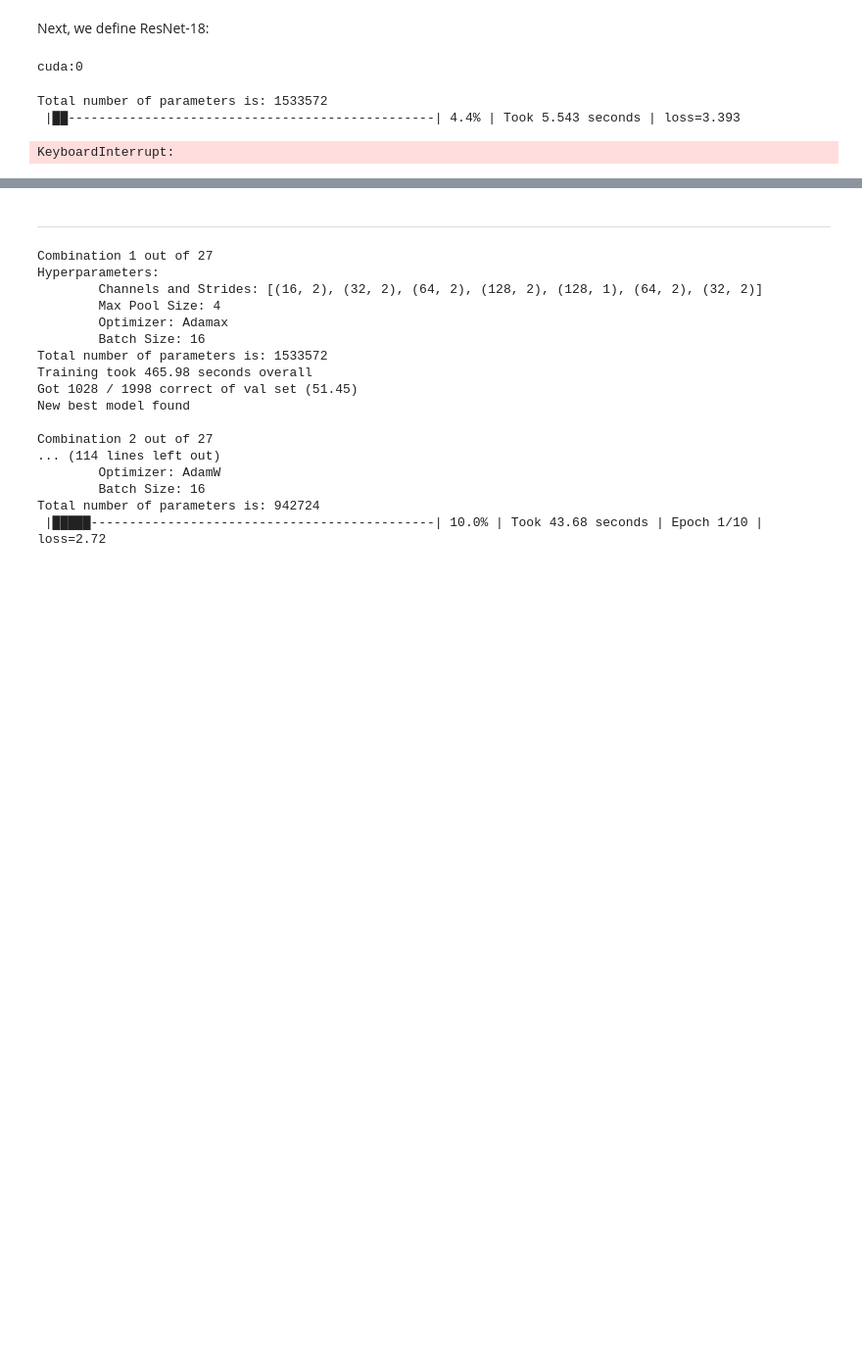
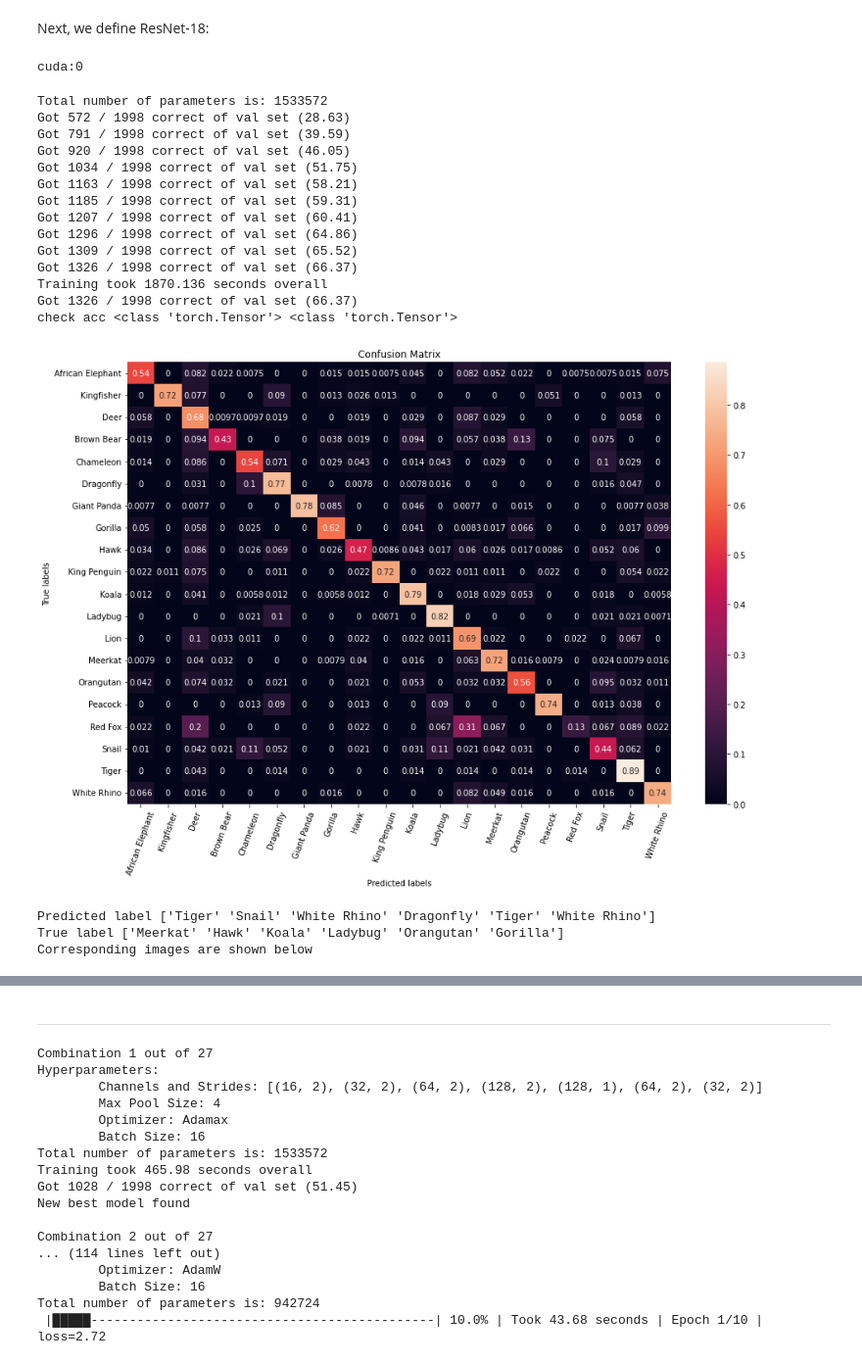
Before and after one commit to EuanScottWatson/DL_CW_1_es1519, a Jupyter notebook: dl_cw_1.ipynb, the cells around one changed output, grey strips where cells are left out. Shown at 98% size. Saved outputs shown, nothing was run; the diff lists cells and outputs as text; code cells hidden in the pictures; blank space fills up the shorter version.

```diff
--- a/dl_cw_1.ipynb
+++ b/dl_cw_1.ipynb
@@ -619,32 +634,49 @@ cuda:0
 # %%
 # Hyperparameters
 channels_and_stride = [(16, 2),(32, 2),(64, 2),(128, 2),(128, 1),(64, 2),(32, 2)]
 max_pool_size = 4
 epochs = 10
+batch_size = 4
+
 
 # define and train the network
 model = MyResNet(channels_and_stride, max_pool_size)
-optimizer = optim.Adamax(model.parameters(), lr=0.0001, weight_decay=1e-7)
+optimizer = optim.AdamW(model.parameters(), lr=0.0001, weight_decay=1e-7)
 
 params = sum(p.numel() for p in model.parameters() if p.requires_grad)
 print("Total number of parameters is: {}".format(params))
 
 start = time.time()
-train_part(model, optimizer, epochs=epochs)
+train_part(model, optimizer, epochs=epochs, batch_size=batch_size)
 time_taken = round(time.time() - start, 3)
 print(f"Training took {time_taken} seconds overall")
 
 
 # report test set accuracy
 check_accuracy(loader_val, model, analysis=True)
 
 
 # save the model
 torch.save(model.state_dict(), 'model.pt')
 
 # Oiginal: 715 / 1998 (35.79)
 # Rise and fall channels, epochs=10: 816/1998 (40.84)
 # %% [output]
 Total number of parameters is: 1533572
- |██------------------------------------------------| 4.4% | Took 5.543 seconds | loss=3.393
+Got 572 / 1998 correct of val set (28.63)
+Got 791 / 1998 correct of val set (39.59)
+Got 920 / 1998 correct of val set (46.05)
+Got 1034 / 1998 correct of val set (51.75)
+Got 1163 / 1998 correct of val set (58.21)
+Got 1185 / 1998 correct of val set (59.31)
+Got 1207 / 1998 correct of val set (60.41)
+Got 1296 / 1998 correct of val set (64.86)
+Got 1309 / 1998 correct of val set (65.52)
+Got 1326 / 1998 correct of val set (66.37)
+Training took 1870.136 seconds overall
+Got 1326 / 1998 correct of val set (66.37)
+check acc <class 'torch.Tensor'> <class 'torch.Tensor'>
+[figure, added]
-KeyboardInterrupt:
+Predicted label ['Tiger' 'Snail' 'White Rhino' 'Dragonfly' 'Tiger' 'White Rhino']
+True label ['Meerkat' 'Hawk' 'Koala' 'Ladybug' 'Orangutan' 'Gorilla']
+Corresponding images are shown below
```
Also changed, not shown: parts of 7 cells of this notebook, 2 other files.
